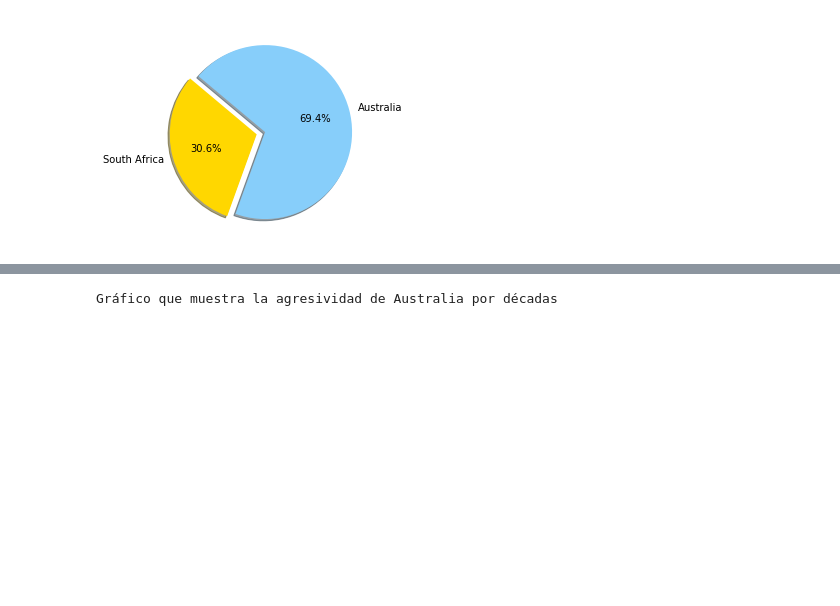
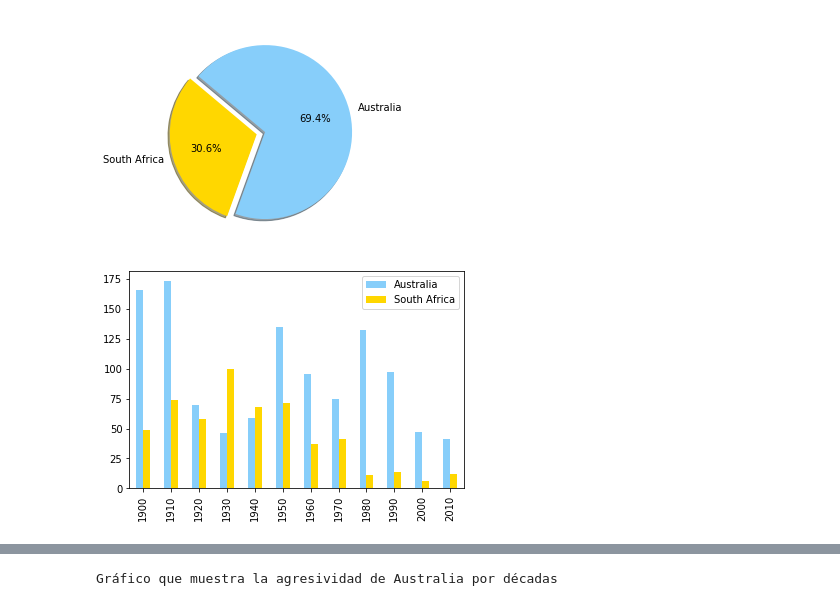
Before and after one commit to agalvezcorell/Project.1-Shark_aggressiveness, a Jupyter notebook: pandas-project.ipynb, the cells around one changed output, grey strips where cells are left out. Saved outputs shown, nothing was run; the diff lists cells and outputs as text; code cells hidden in the pictures; blank space fills up the shorter version.

Commit message:
Sigo con los gráficos....pero avanzando

```diff
--- a/pandas-project.ipynb
+++ b/pandas-project.ipynb
@@ -243,6 +243,27 @@ print("Total de los datos de los ataques en Australia y South Africa desde 1900
 # %% [output]
 Total de los datos de los ataques en Australia y South Africa desde 1900 hasta 2016
 [figure]
+# %%
+#Hacemos un gráfico de barras con subplot que muestra la cantidad de ataques de ambos países en las mismas décadas.
+ausval= list(aus.Decadas\
+            .value_counts() \
+            .reset_index() \
+            .sort_values('index', ascending=False) \
+            .reset_index(drop=False) \
+            .set_index('index')["Decadas"])
+sudval= list(sud.Decadas\
+            .value_counts() \
+            .reset_index() \
+            .sort_values('index', ascending=False) \
+            .reset_index(drop=False) \
+            .set_index('index')["Decadas"])
+colors = ['gold', 'lightskyblue']
+decadas = ["1900","1910","1920","1930","1940","1950","1960","1970","1980","1990","2000","2010",]
+df = pd.DataFrame(ausval, index=decadas, columns=["Australia"])
+df["South Africa"] = sudval
+ax = df.plot.bar(colors = ['lightskyblue','gold'])
+# %% [output]
+[figure, added]
 # %%
 subplot(121)
 scoreaustr = aus["Score"].value_counts()
```
Also changed, not shown: parts of 5 cells of this notebook.
